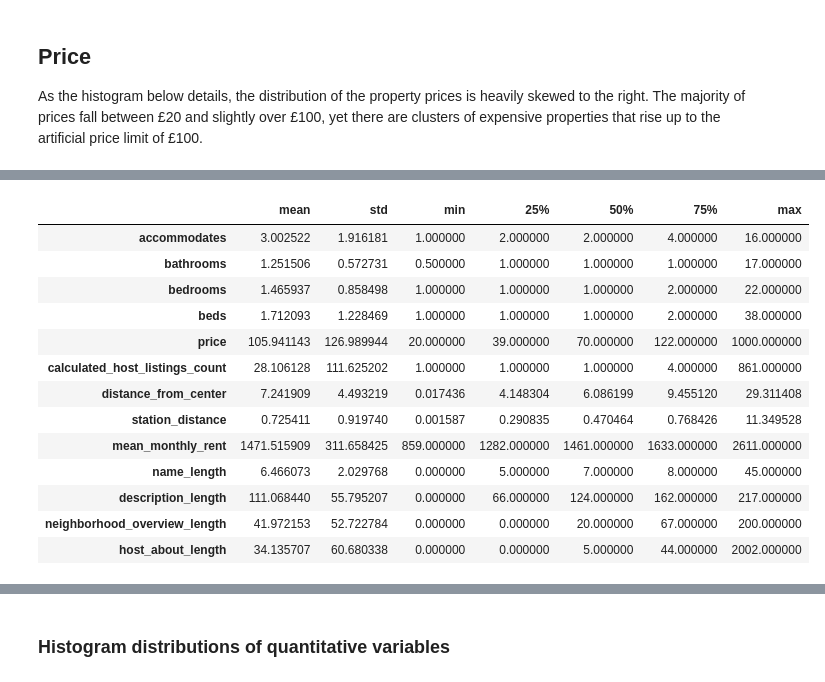
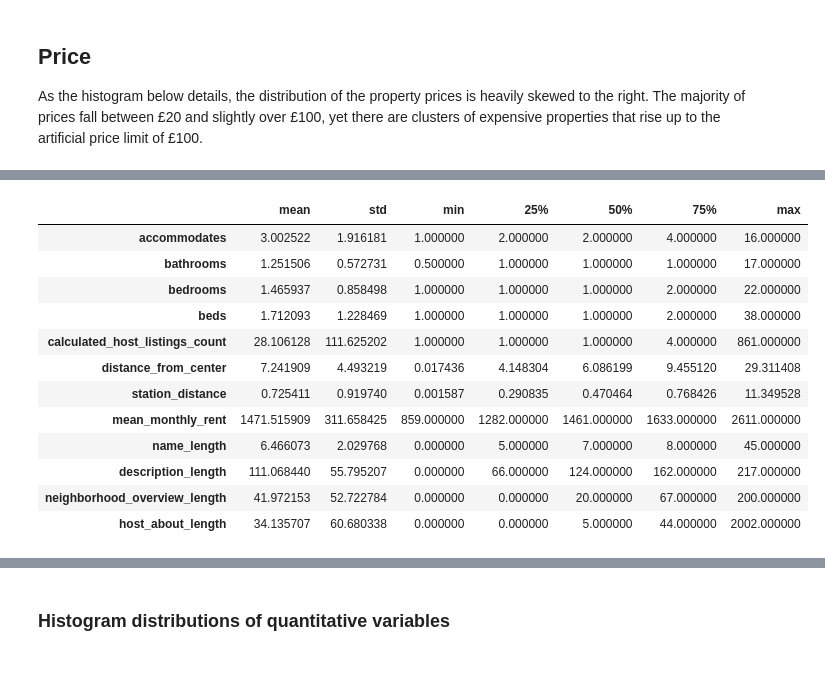
Before and after one commit to jradford5/GA_capstone_Airbnb_project, a Jupyter notebook: notebooks/capstone_airbnb_EDA.ipynb, the cells around one changed output, grey strips where cells are left out. Drawn from its saved outputs; the diff is of its cells as text; code cells hidden in the pictures.

```diff
--- a/notebooks/capstone_airbnb_EDA.ipynb
+++ b/notebooks/capstone_airbnb_EDA.ipynb
@@ -58,16 +49,15 @@ plt.show()
 # %%
-describe_variables = ['accommodates', 'bathrooms', 'bedrooms', 'beds', 'price', 'calculated_host_listings_count',
+describe_variables = ['accommodates', 'bathrooms', 'bedrooms', 'beds', 'calculated_host_listings_count',
                      'distance_from_center', 'station_distance', 'mean_monthly_rent', 'name_length',
                      'description_length', 'neighborhood_overview_length', 'host_about_length']
 
 df[describe_variables].describe().T.iloc[:,1:]
 # %% [output]
 |  | mean | std | min | 25% | 50% | 75% | max |
 | accommodates | 3.002522 | 1.916181 | 1.000000 | 2.000000 | 2.000000 | 4.000000 | 16.000000 |
 | bathrooms | 1.251506 | 0.572731 | 0.500000 | 1.000000 | 1.000000 | 1.000000 | 17.000000 |
 | bedrooms | 1.465937 | 0.858498 | 1.000000 | 1.000000 | 1.000000 | 2.000000 | 22.000000 |
 | beds | 1.712093 | 1.228469 | 1.000000 | 1.000000 | 1.000000 | 2.000000 | 38.000000 |
-| price | 105.941143 | 126.989944 | 20.000000 | 39.000000 | 70.000000 | 122.000000 | 1000.000000 |
 | calculated_host_listings_count | 28.106128 | 111.625202 | 1.000000 | 1.000000 | 1.000000 | 4.000000 | 861.000000 |
 | distance_from_center | 7.241909 | 4.493219 | 0.017436 | 4.148304 | 6.086199 | 9.455120 | 29.311408 |
 | station_distance | 0.725411 | 0.919740 | 0.001587 | 0.290835 | 0.470464 | 0.768426 | 11.349528 |
```
Also changed, not shown: parts of 22 cells of this notebook.
